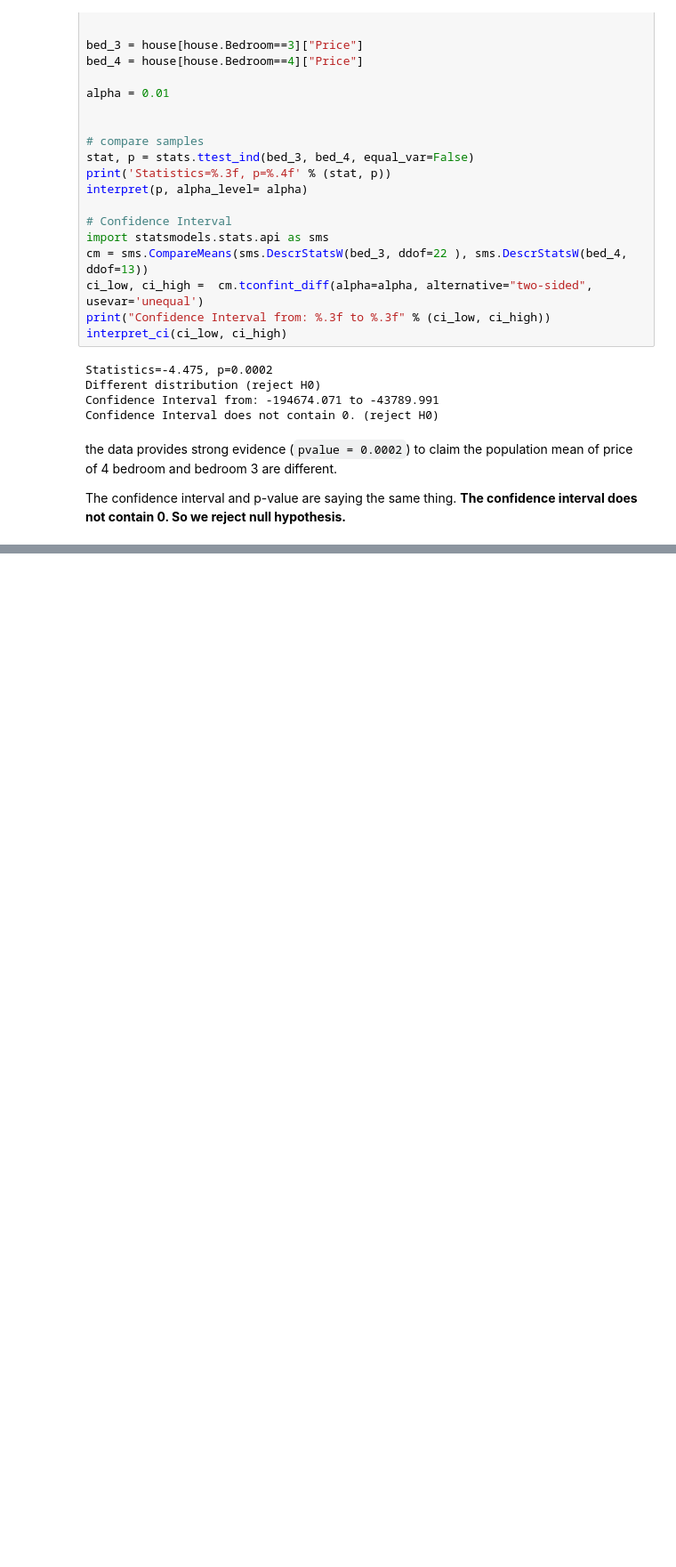
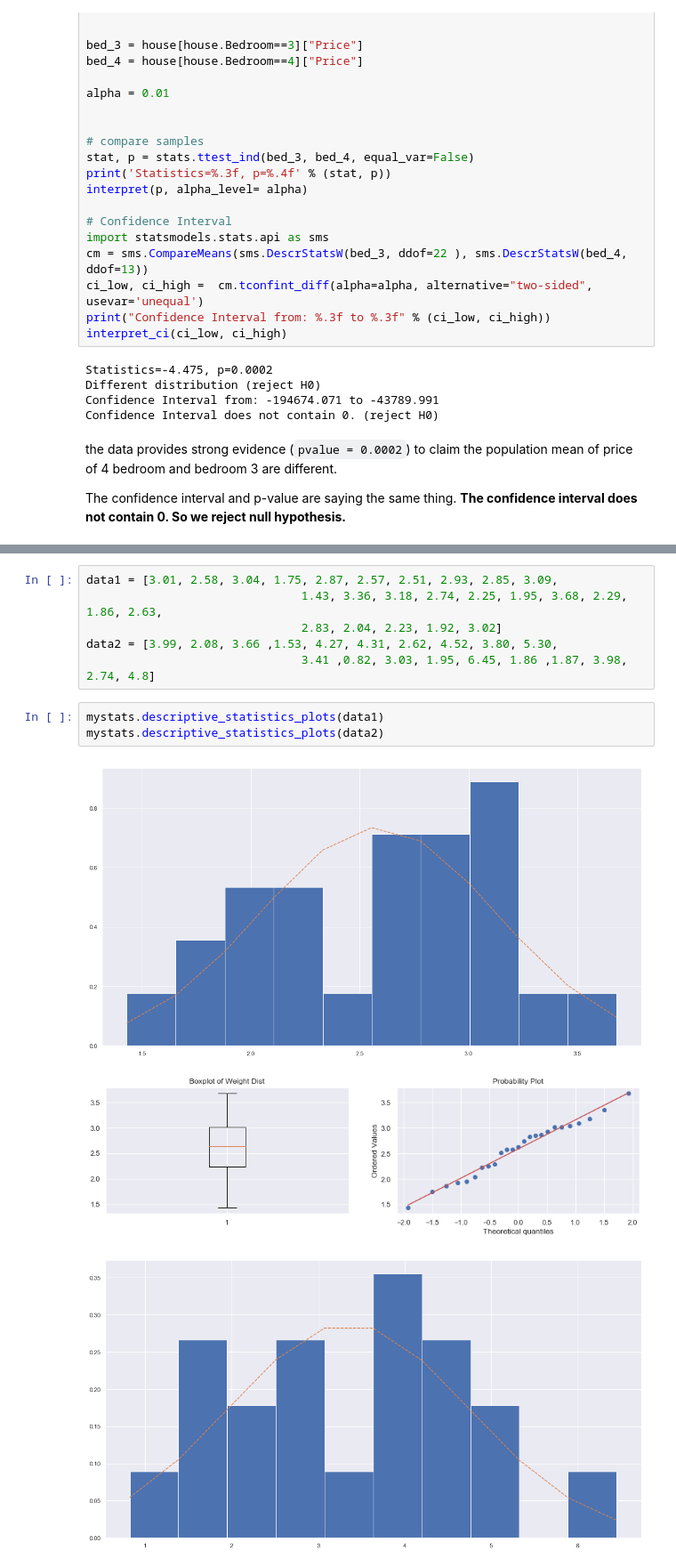
Before and after one commit to naivelogic/Machine_Learning_Notebooks, a Jupyter notebook: Data_Science/Stats Foundation/[lab] Two-Sample CI and HT.ipynb, the cells around one changed output, grey strips where cells are left out. Shown at 89% size. Saved outputs shown, nothing was run; the diff lists cells and outputs as text; blank space fills up the shorter version.

```diff
--- a/Data_Science/Stats Foundation/[lab] Two-Sample CI and HT.ipynb
+++ b/Data_Science/Stats Foundation/[lab] Two-Sample CI and HT.ipynb
@@ -275,0 +284,13 @@ The confidence interval and p-value are saying the same thing. __The confidence
+# %%
+data1 = [3.01, 2.58, 3.04, 1.75, 2.87, 2.57, 2.51, 2.93, 2.85, 3.09,
+                               1.43, 3.36, 3.18, 2.74, 2.25, 1.95, 3.68, 2.29, 1.86, 2.63,
+                               2.83, 2.04, 2.23, 1.92, 3.02]
+data2 = [3.99, 2.08, 3.66 ,1.53, 4.27, 4.31, 2.62, 4.52, 3.80, 5.30,
+                               3.41 ,0.82, 3.03, 1.95, 6.45, 1.86 ,1.87, 3.98, 2.74, 4.8]
+# %%
+mystats.descriptive_statistics_plots(data1)
+mystats.descriptive_statistics_plots(data2)
+# %% [output]
+[figure, added]
+[figure, added]
+[figure, added]
```
Also changed, not shown: parts of 6 cells of this notebook.
